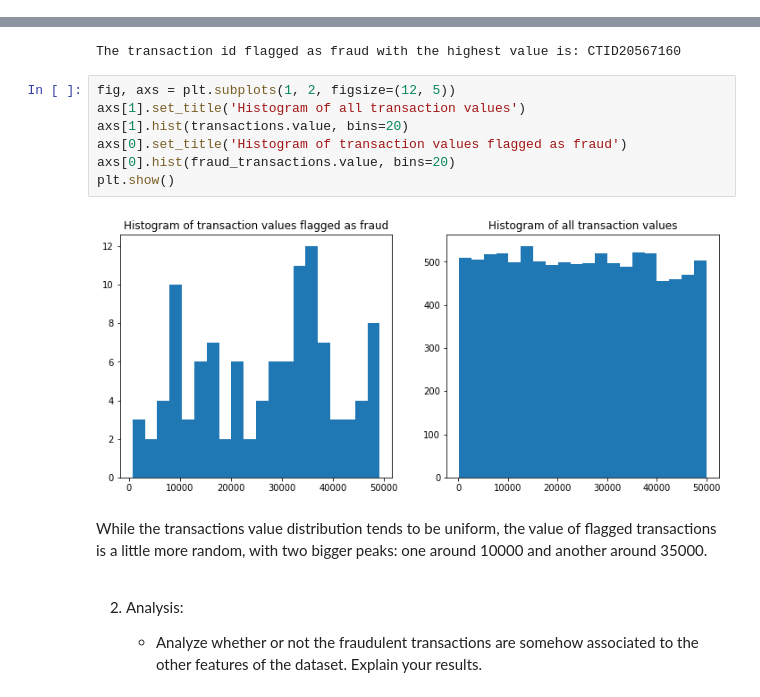
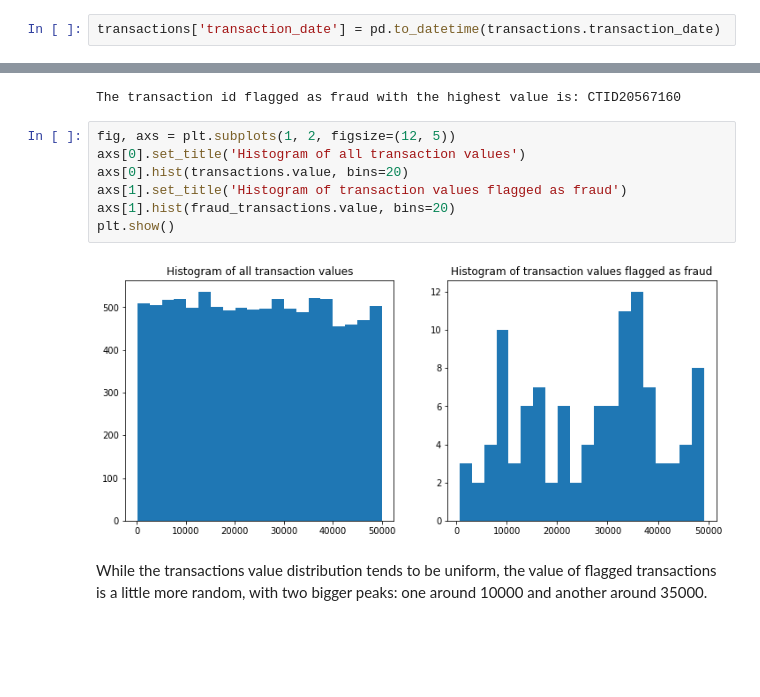
Before and after one commit to RenanNunes/data-intern-challenge, a Jupyter notebook: Case.ipynb, the cells around one changed output, grey strips where cells are left out. Drawn from its saved outputs; the diff is of its cells as text; blank space fills up the shorter version.

```diff
--- a/Case.ipynb
+++ b/Case.ipynb
@@ -118,6 +125,8 @@ value               10000 non-null int64
 segment             10000 non-null object
 dtypes: int64(1), object(4)
 memory usage: 390.8+ KB
+# %%
+transactions['transaction_date'] = pd.to_datetime(transactions.transaction_date)
 # %%
 frauds.info()
 # %% [output]
@@ -195,16 +204,12 @@ print("The transaction id flagged as fraud with the highest value is:", highest_
 The transaction id flagged as fraud with the highest value is: CTID20567160
 # %%
 fig, axs = plt.subplots(1, 2, figsize=(12, 5))
-axs[1].set_title('Histogram of all transaction values')
-axs[1].hist(transactions.value, bins=20)
-axs[0].set_title('Histogram of transaction values flagged as fraud')
-axs[0].hist(fraud_transactions.value, bins=20)
+axs[0].set_title('Histogram of all transaction values')
+axs[0].hist(transactions.value, bins=20)
+axs[1].set_title('Histogram of transaction values flagged as fraud')
+axs[1].hist(fraud_transactions.value, bins=20)
 plt.show()
 # %% [output]
-[figure, old version]
+[figure, new version]
 # %% [markdown]
 While the transactions value distribution tends to be uniform, the value of flagged transactions is a little more random, with two bigger peaks: one around 10000 and another around 35000.
-# %% [markdown]
-2. Analysis:
-
-    - Analyze whether or not the fraudulent transactions are somehow associated to the other features of the dataset. Explain your results.
```
Also changed, not shown: parts of 29 cells of this notebook.
